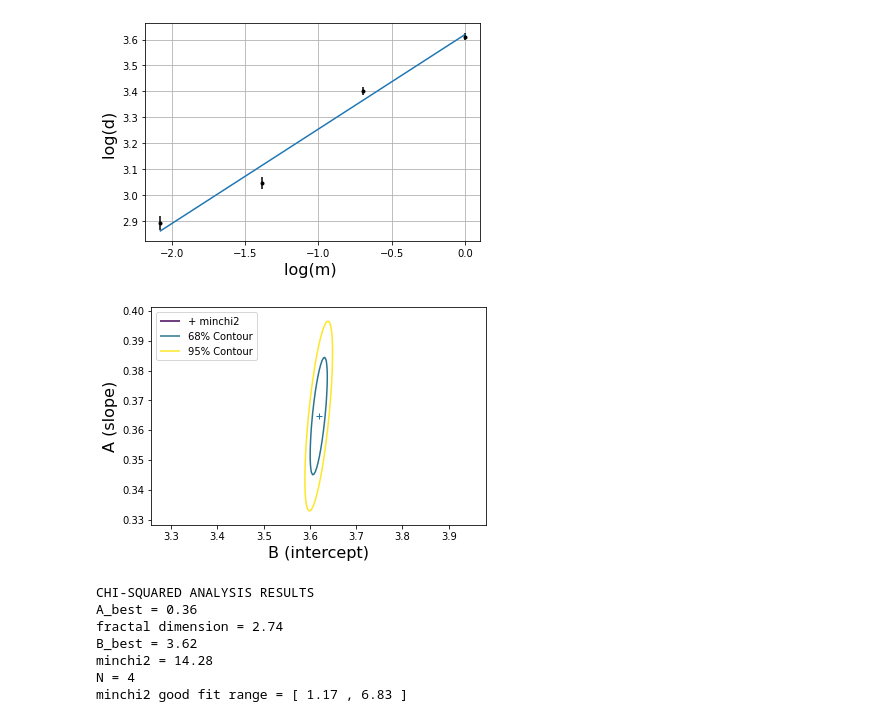
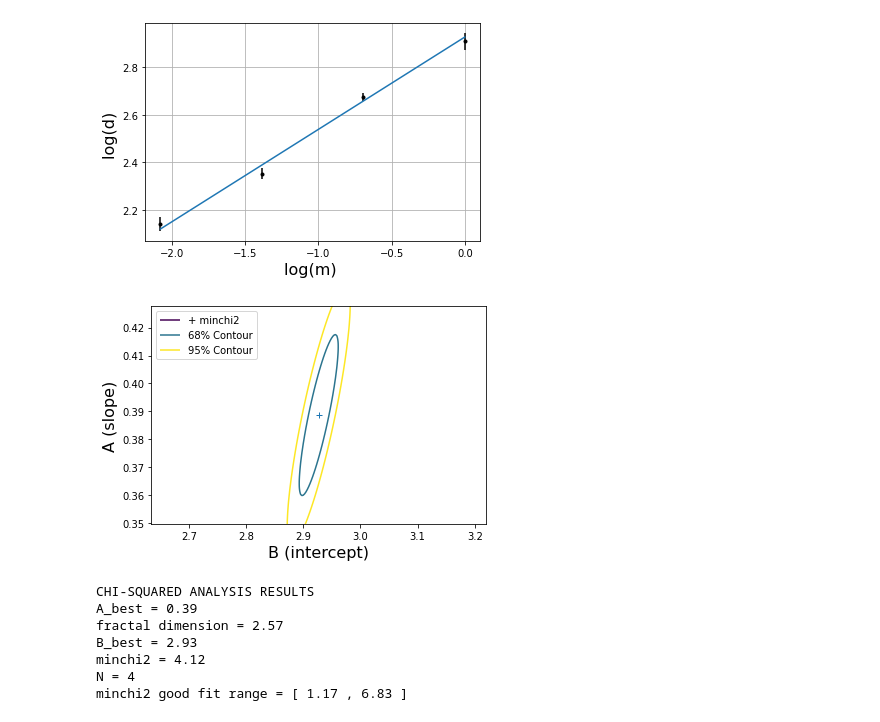
Before and after one commit to VyomSachan/scripts, a Jupyter notebook: fractals.ipynb, the cells around one changed output. Drawn from its saved outputs; the diff is of its cells as text; code cells hidden in the pictures.

```diff
--- a/fractals.ipynb
+++ b/fractals.ipynb
@@ -34,10 +34,10 @@ import numpy as np
 m = np.array([1, 0.5, 0.25, 0.125])
 
 # Radii of crumpled paper balls
-r1 = np.array([37, 36, 38])
-r2 = np.array([30, 29, 31])
-r3 = np.array([22, 21, 20])
-r4 = np.array([18, 17, 19])
+r1 = np.array([18.5, 17, 19.5])
+r2 = np.array([15, 14, 14.5])
+r3 = np.array([11, 10.5, 10])
+r4 = np.array([9, 8.5, 8])
 
 r = np.array([mean(r1), mean(r2), mean(r3), mean(r4)])
 N = len(r)
@@ -86,39 +86,39 @@ Z=plt.contour(B,A,chi2,levels)
 plt.ylim(Abest-0.1*Abest,Abest+0.1*Abest)
 plt.xlim(Bbest-0.1*Bbest,Bbest+0.1*Bbest)
 plt.plot(Bbest,Abest,'+')
 plt.ylabel('A (slope)',fontsize=16)
 plt.xlabel('B (intercept)',fontsize=16)
 
 # add legend
 artists, labels = Z.legend_elements()
 plt.legend(handles=artists, labels=["+ minchi2","68% Contour","95% Contour"], loc='upper left')
 plt.show()
 
 # display main results
 print("CHI-SQUARED ANALYSIS RESULTS")
 Abest_float = "{:.2f}".format(Abest)
 fd = "{:.2f}".format(1/Abest)
 print("A_best =",Abest_float)
 print("fractal dimension =",fd)
 Bbest_float = "{:.2f}".format(Bbest)
 print("B_best =",Bbest_float)
 minchi2_float = "{:.2f}".format(minchi2)
 print("minchi2 =",minchi2_float)
 print("N =", N)
 N_min_float = "{:.2f}".format(N-sqrt(2*N))
 N_max_float = "{:.2f}".format(N+sqrt(2*N))
 print("minchi2 good fit range = [",N_min_float, ",",N_max_float,"]")
 # contour68 = "{:.2f}".format(levels[1])
 # print("chi2 for 68% Contour =", contour68)
 # contour95 = "{:.2f}".format(levels[2])
 # print("chi2 for 95% Contour =", contour95)
 # %% [output]
-[figure, old version]
+[figure, new version]
-[figure, old version]
+[figure, new version]
 CHI-SQUARED ANALYSIS RESULTS
-A_best = 0.36
-fractal dimension = 2.74
-B_best = 3.62
-minchi2 = 14.28
+A_best = 0.39
+fractal dimension = 2.57
+B_best = 2.93
+minchi2 = 4.12
 N = 4
 minchi2 good fit range = [ 1.17 , 6.83 ]
```
